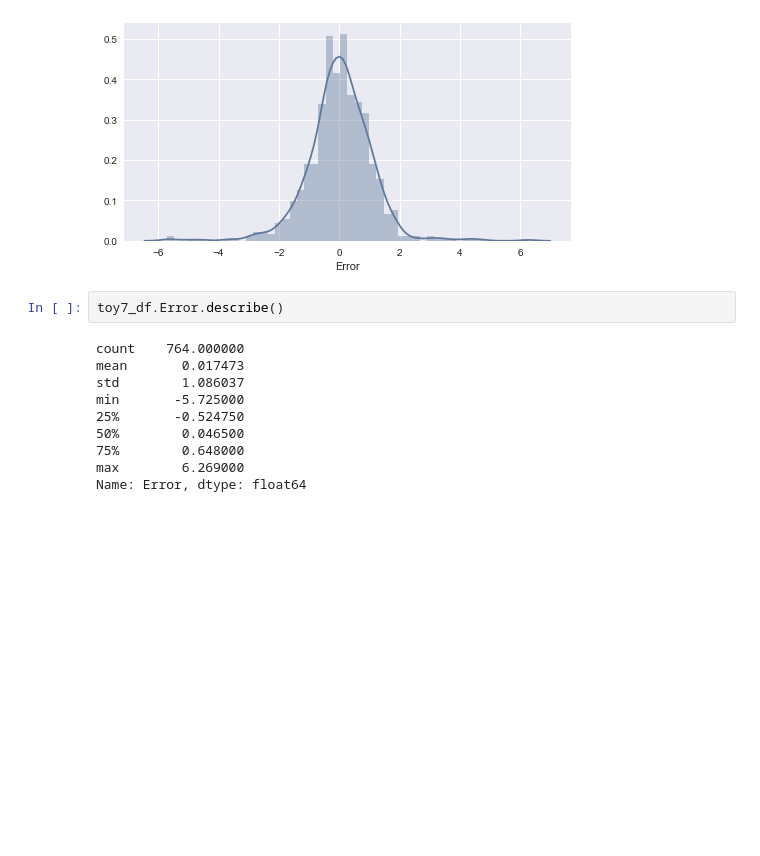
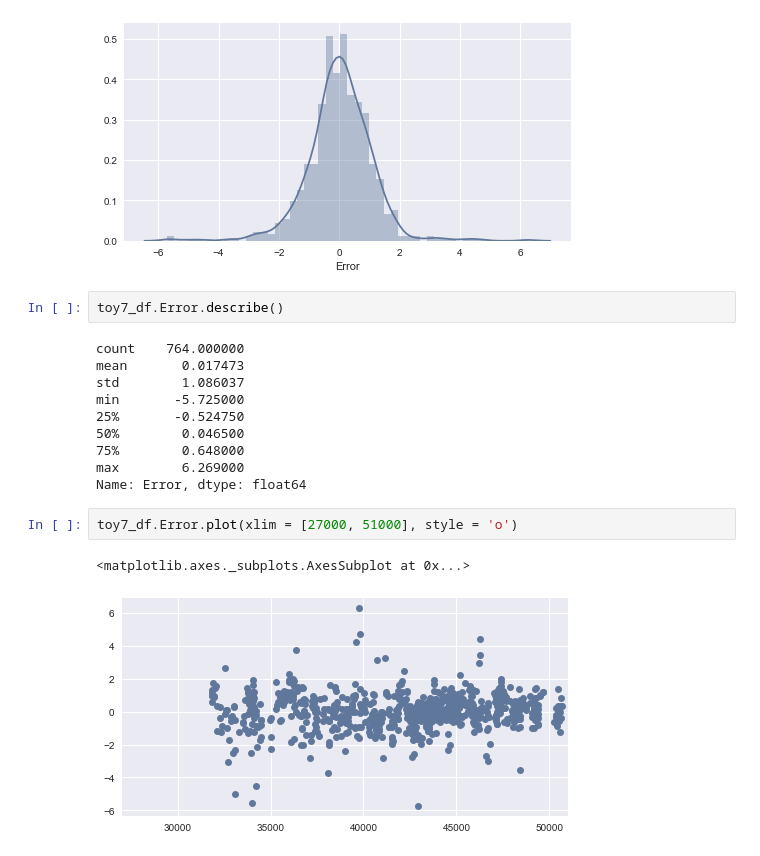
Before and after one commit to austinbock/project1, a Jupyter notebook: Capstone1 Data Investigation.ipynb, the cells around one changed output. Saved outputs shown, nothing was run; the diff lists cells and outputs as text; blank space fills up the shorter version.

```diff
--- a/Capstone1 Data Investigation.ipynb
+++ b/Capstone1 Data Investigation.ipynb
@@ -177,3 +177,8 @@ min       -5.725000
 75%        0.648000
 max        6.269000
 Name: Error, dtype: float64
+# %%
+toy7_df.Error.plot(xlim = [27000, 51000], style = 'o')
+# %% [output]
+<matplotlib.axes._subplots.AxesSubplot at 0x...>
+[figure, added]
```
